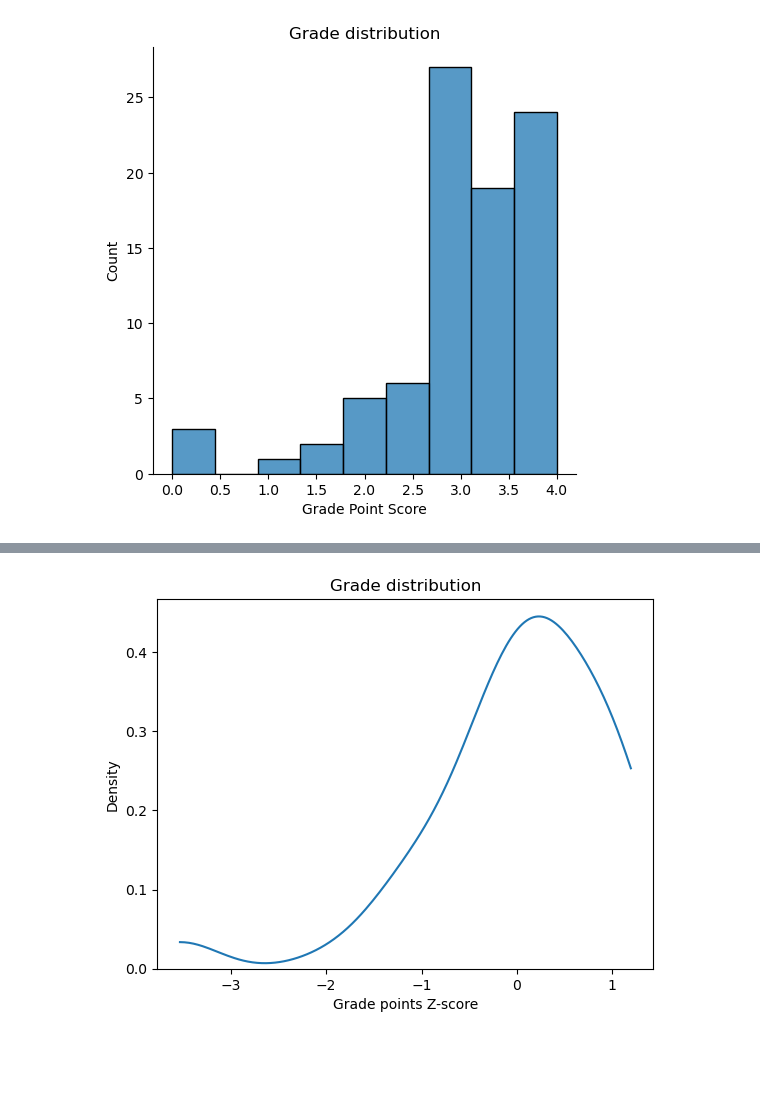
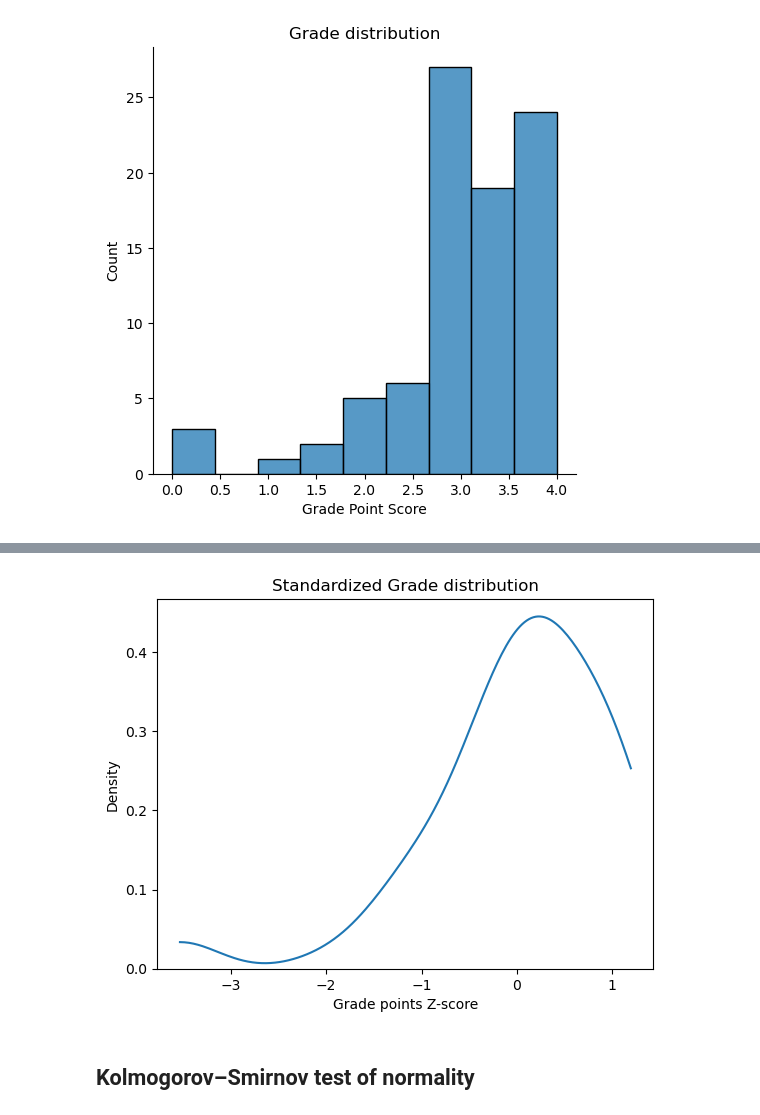
Before and after one commit to gperdrizet/grade_distribution, a Jupyter notebook: grade_distribution_plots.ipynb, the cells around one changed output, grey strips where cells are left out. Drawn from its saved outputs; the diff is of its cells as text; code cells hidden in the pictures; blank space fills up the shorter version.

Commit message:
Added KS test.

```diff
--- a/grade_distribution_plots.ipynb
+++ b/grade_distribution_plots.ipynb
@@ -127,15 +141,17 @@ data.describe()
 # %%
 ax = sns.kdeplot(
     data=data,
     x="Standardized Grade Points",
     bw_adjust=1,
     cut=0
 )
 
 plot = ax.set(
     xlabel='Grade points Z-score',
     ylabel='Density',
-    title='Grade distribution'
+    title='Standardized Grade distribution'
 )
 # %% [output]
-[figure, old version]
+[figure, new version]
+# %% [markdown]
+## Kolmogorov–Smirnov test of normality
```
Also changed, not shown: parts of 14 cells of this notebook.
